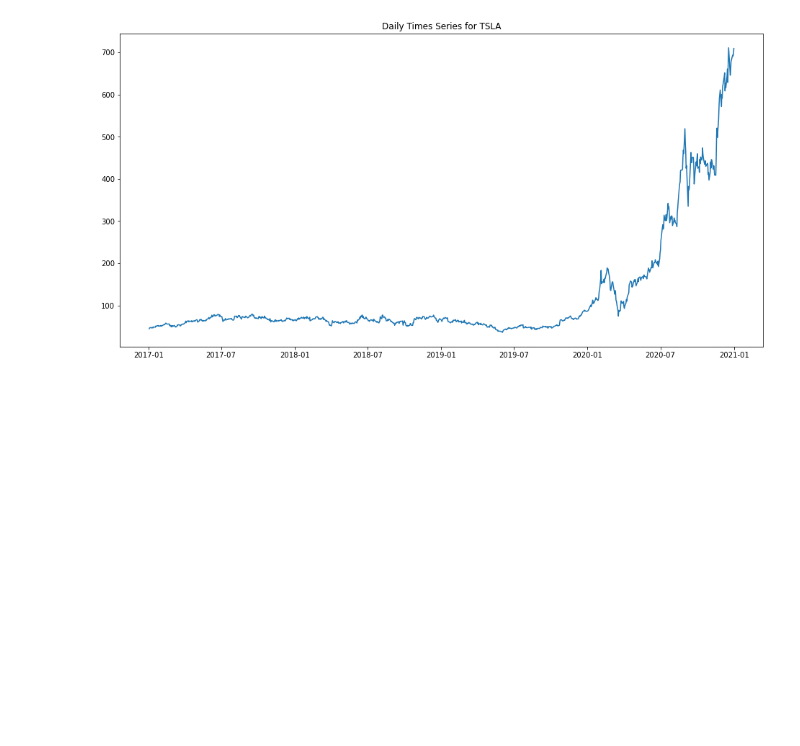
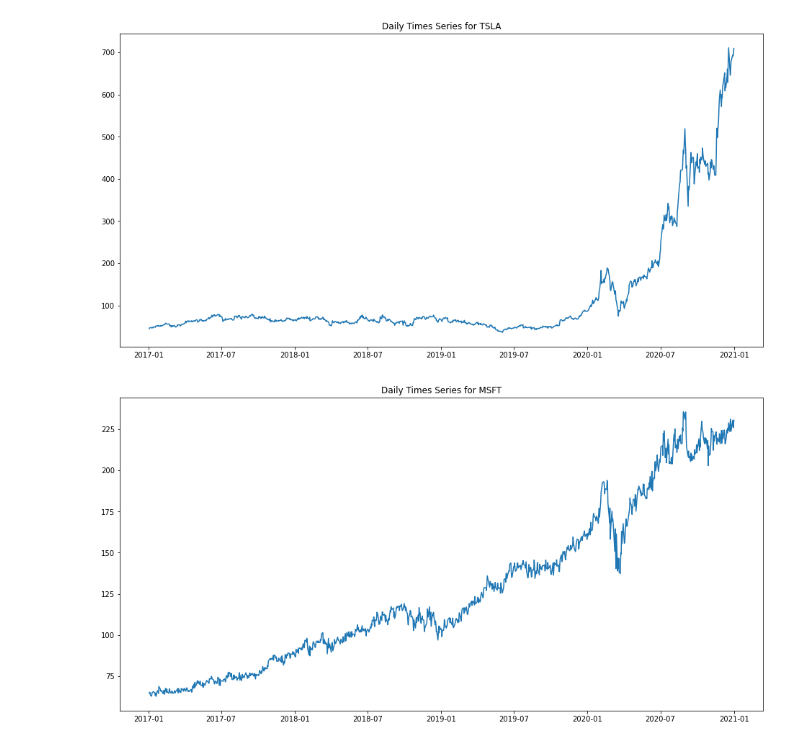
Before and after one commit to lukewbecker/fbphrophet-remote, a Jupyter notebook: iex_testing.ipynb, the cells around one changed output. Saved outputs shown, nothing was run; the diff lists cells and outputs as text; code cells hidden in the pictures; blank space fills up the shorter version.

Commit message:
adding functions for stock chart calls

```diff
--- a/iex_testing.ipynb
+++ b/iex_testing.ipynb
@@ -67,3 +67,14 @@ plt.title("Daily Times Series for TSLA")
 plt.show()
 # %% [output]
 [figure]
+# %%
+# Creating a function for this process:
+
+msft = get_historical_data("MSFT", start, end, output_format = 'pandas')
+
+plt.figure(figsize = (16, 8))
+plt.plot(msft.index, msft['close'])
+plt.title("Daily Times Series for MSFT")
+plt.show()
+# %% [output]
+[figure, added]
```
Also changed, not shown: parts of 3 cells of this notebook.
